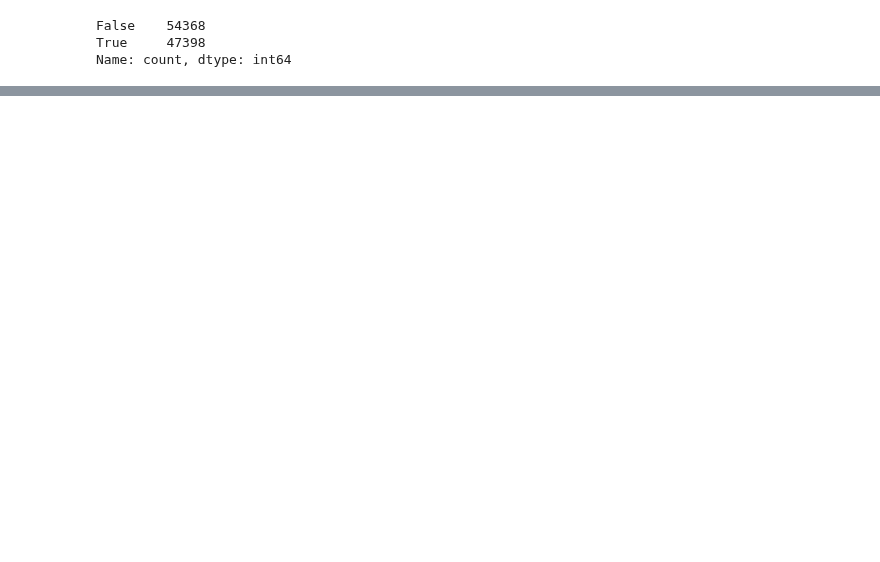
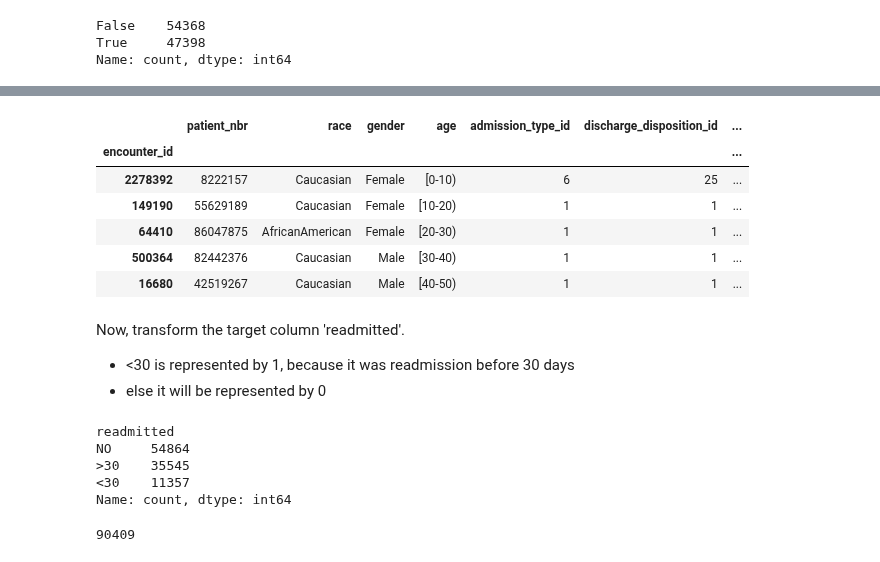
Before and after one commit to Hospital-Da-Luz-Learning-Health/MLCatolica25, a Jupyter notebook: Final Project/data_processing.ipynb, the cells around one changed output, grey strips where cells are left out. Saved outputs shown, nothing was run; the diff lists cells and outputs as text; code cells hidden in the pictures; blank space fills up the shorter version.

Commit message:
update data processing final project

```diff
--- a/Final Project/data_processing.ipynb
+++ b/Final Project/data_processing.ipynb
@@ -320,0 +424,57 @@ Name: count, dtype: int64
+# %%
+# new update of the preprocess function
+def preprocess_dataset(df):
+    # Drop unnecessary columns
+    df = df.drop(columns=['weight', 'max_glu_serum', 'payer_code'])
+
+    # Fill missing values
+    df = df.fillna(value='Unknown')
+
+    # Process insulin column to create new columns
+    df['insulin_taken'] = df['insulin'].apply(lambda x: 'Yes' if x in ['Steady', 'Up', 'Down'] else 'No')
+    df['insulin_change'] = df['insulin'].apply(lambda x: 'Yes' if x in ['Up', 'Down'] else 'No')
+    df=df.drop(columns=['insulin'])
+
+    # List of oral antidiabetic medications
+    oral_antidiabetics = [
+        'metformin', 'repaglinide', 'nateglinide', 'chlorpropamide', 'glimepiride',
+        'acetohexamide', 'glipizide', 'glyburide', 'tolbutamide', 'pioglitazone',
+        'rosiglitazone', 'acarbose', 'miglitol', 'troglitazone', 'tolazamide',
+        'examide', 'citoglipton', 'glyburide-metformin', 'glipizide-metformin',
+        'glimepiride-pioglitazone', 'metformin-rosiglitazone', 'metformin-pioglitazone'
+    ]
+
+    # Create the other_meds_taken and other_meds_change columns
+    df['other_meds'] = df[oral_antidiabetics].apply(lambda row: 'Yes' if any(val in ['Steady', 'Up', 'Down'] for val in row) else 'No', axis=1)
+    df['other_meds_change'] = df[oral_antidiabetics].apply(lambda row: 'Yes' if any(val in ['Up', 'Down'] for val in row) else 'No', axis=1)
+    df=df.drop(columns=oral_antidiabetics)
+    df = df.drop(columns=['change']) # the change column is similar to the ones we have created
+
+    return df
+# %%
+preprocess_dataset(dataset).head()
+# %% [output]
+|  | patient_nbr | race | gender | age | admission_type_id | discharge_disposition_id | ... |
+| encounter_id |  |  |  |  |  |  | ... |
+| 2278392 | 8222157 | Caucasian | Female | [0-10) | 6 | 25 | ... |
+| 149190 | 55629189 | Caucasian | Female | [10-20) | 1 | 1 | ... |
+| 64410 | 86047875 | AfricanAmerican | Female | [20-30) | 1 | 1 | ... |
+| 500364 | 82442376 | Caucasian | Male | [30-40) | 1 | 1 | ... |
+| 16680 | 42519267 | Caucasian | Male | [40-50) | 1 | 1 | ... |
+# %% [markdown]
+Now, transform the target column 'readmitted'.
+
+- <30 is represented by 1, because it was readmission before 30 days
+- else it will be represented by 0
+# %%
+dataset['readmitted'].value_counts()
+# %% [output]
+readmitted
+NO     54864
+>30    35545
+<30    11357
+Name: count, dtype: int64
+# %%
+54864+35545
+# %% [output]
+90409
```
Also changed, not shown: parts of 24 cells of this notebook, 1 other file.
